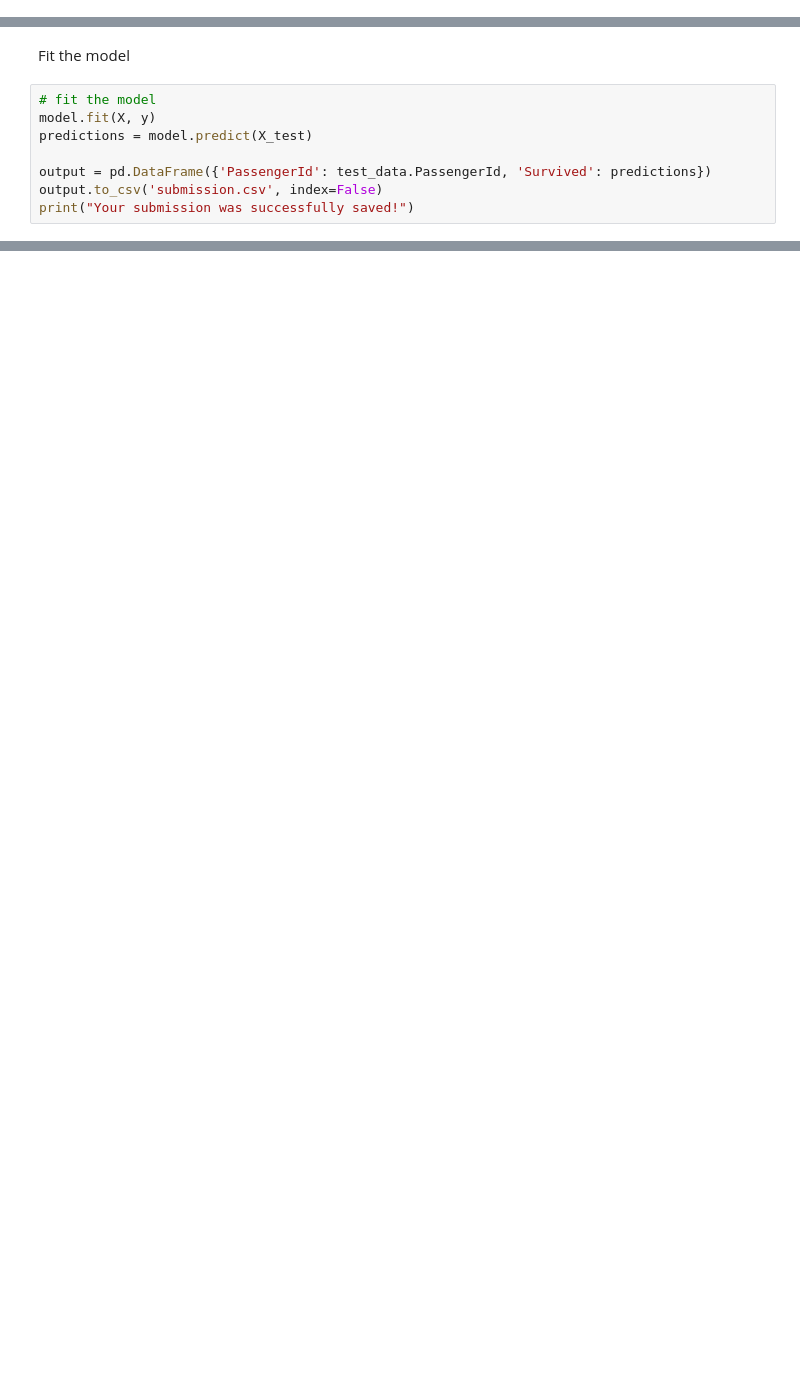
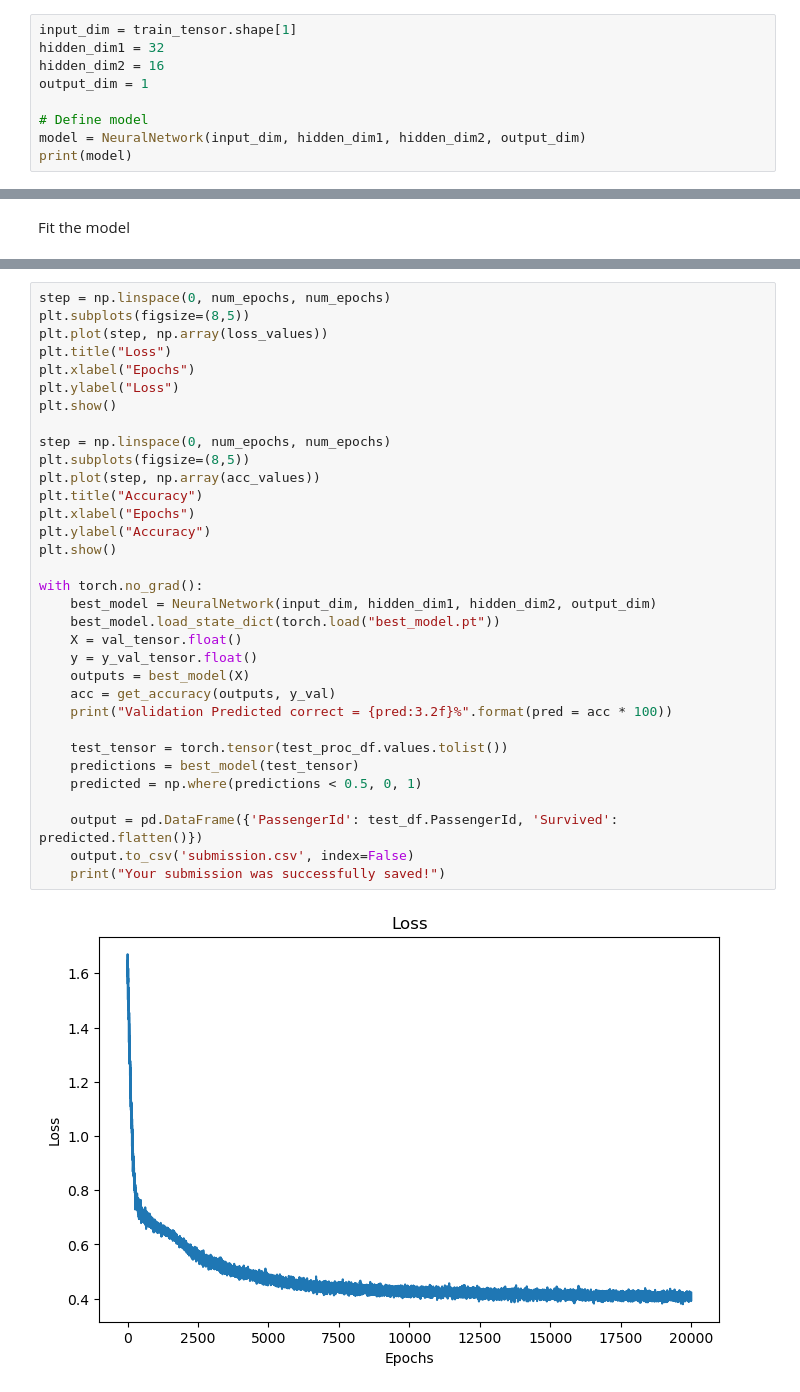
Before and after one commit to heathkesler/titanic-shift, a Jupyter notebook: titanic-shift.ipynb, the cells around one changed output, grey strips where cells are left out. Saved outputs shown, nothing was run; the diff lists cells and outputs as text; blank space fills up the shorter version.

```diff
--- a/titanic-shift.ipynb
+++ b/titanic-shift.ipynb
@@ -106,0 +177,9 @@ model = RandomForestClassifier(n_estimators=100, max_depth=5, random_state=1)
+# %%
+input_dim = train_tensor.shape[1]
+hidden_dim1 = 32
+hidden_dim2 = 16
+output_dim = 1
+
+# Define model
+model = NeuralNetwork(input_dim, hidden_dim1, hidden_dim2, output_dim)
+print(model)
@@ -107,10 +260,2 @@ model = RandomForestClassifier(n_estimators=100, max_depth=5, random_state=1)
 # %% [markdown]
 Fit the model
-# %%
-# fit the model
-model.fit(X, y)
-predictions = model.predict(X_test)
-
-output = pd.DataFrame({'PassengerId': test_data.PassengerId, 'Survived': predictions})
-output.to_csv('submission.csv', index=False)
-print("Your submission was successfully saved!")
@@ -135,0 +262,35 @@ output.head()
+# %%
+step = np.linspace(0, num_epochs, num_epochs)
+plt.subplots(figsize=(8,5))
+plt.plot(step, np.array(loss_values))
+plt.title("Loss")
+plt.xlabel("Epochs")
+plt.ylabel("Loss")
+plt.show()
+
+step = np.linspace(0, num_epochs, num_epochs)
+plt.subplots(figsize=(8,5))
+plt.plot(step, np.array(acc_values))
+plt.title("Accuracy")
+plt.xlabel("Epochs")
+plt.ylabel("Accuracy")
+plt.show()
+
+with torch.no_grad():
+    best_model = NeuralNetwork(input_dim, hidden_dim1, hidden_dim2, output_dim)
+    best_model.load_state_dict(torch.load("best_model.pt"))
+    X = val_tensor.float()
+    y = y_val_tensor.float()
+    outputs = best_model(X)
+    acc = get_accuracy(outputs, y_val)
+    print("Validation Predicted correct = {pred:3.2f}%".format(pred = acc * 100))
+
+    test_tensor = torch.tensor(test_proc_df.values.tolist())
+    predictions = best_model(test_tensor)
+    predicted = np.where(predictions < 0.5, 0, 1)
+
+    output = pd.DataFrame({'PassengerId': test_df.PassengerId, 'Survived': predicted.flatten()})
+    output.to_csv('submission.csv', index=False)
+    print("Your submission was successfully saved!")
+# %% [output]
+[figure, added]
```
Also changed, not shown: parts of 36 cells of this notebook.
